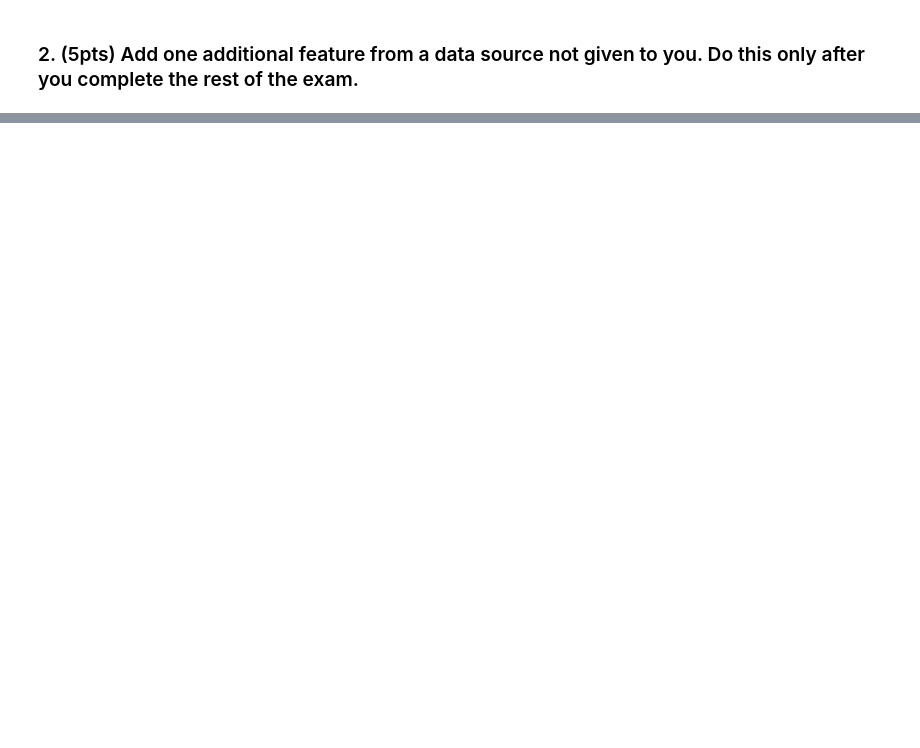
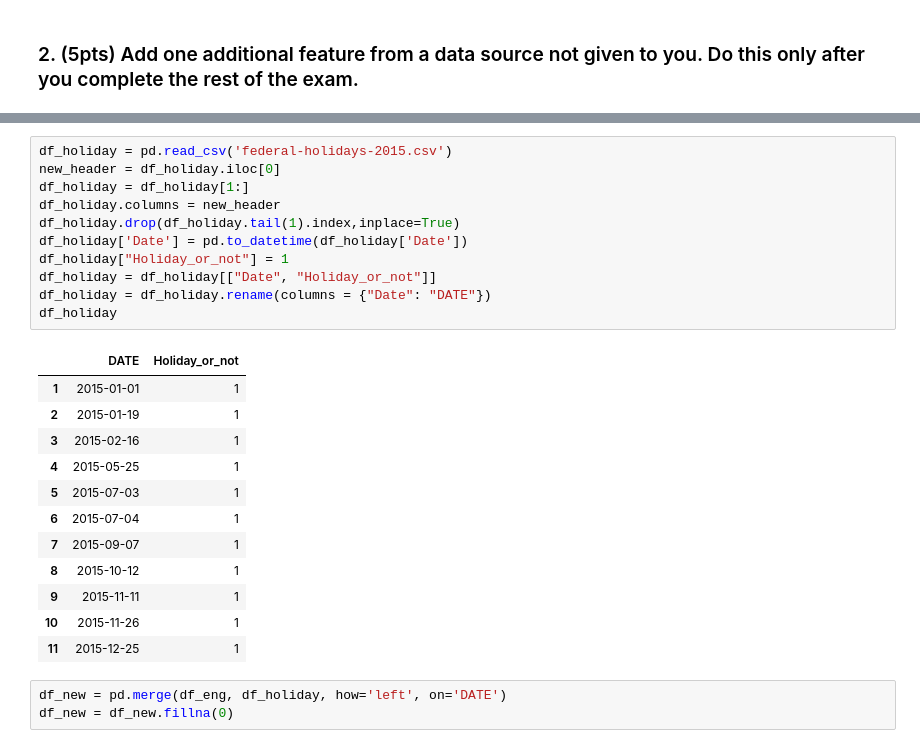
Before and after one commit to syj19950301/Data_Science_1, a Jupyter notebook: cs109a_midterm_2017.ipynb, the cells around one changed output, grey strips where cells are left out. Drawn from its saved outputs; the diff is of its cells as text; blank space fills up the shorter version.

```diff
--- a/cs109a_midterm_2017.ipynb
+++ b/cs109a_midterm_2017.ipynb
@@ -854,0 +821,27 @@ ax=make_roc("engineered",logregcv, y_test_rest_eng, X_test_rest_eng, labe=5000,
+# %%
+df_holiday = pd.read_csv('federal-holidays-2015.csv')
+new_header = df_holiday.iloc[0]
+df_holiday = df_holiday[1:]
+df_holiday.columns = new_header
+df_holiday.drop(df_holiday.tail(1).index,inplace=True)
+df_holiday['Date'] = pd.to_datetime(df_holiday['Date'])
+df_holiday["Holiday_or_not"] = 1
+df_holiday = df_holiday[["Date", "Holiday_or_not"]]
+df_holiday = df_holiday.rename(columns = {"Date": "DATE"})
+df_holiday
+# %% [output]
+|  | DATE | Holiday_or_not |
+| 1 | 2015-01-01 | 1 |
+| 2 | 2015-01-19 | 1 |
+| 3 | 2015-02-16 | 1 |
+| 4 | 2015-05-25 | 1 |
+| 5 | 2015-07-03 | 1 |
+| 6 | 2015-07-04 | 1 |
+| 7 | 2015-09-07 | 1 |
+| 8 | 2015-10-12 | 1 |
+| 9 | 2015-11-11 | 1 |
+| 10 | 2015-11-26 | 1 |
+| 11 | 2015-12-25 | 1 |
+# %%
+df_new = pd.merge(df_eng, df_holiday, how='left', on='DATE')
+df_new = df_new.fillna(0)
```
Also changed, not shown: parts of 48 cells of this notebook.
